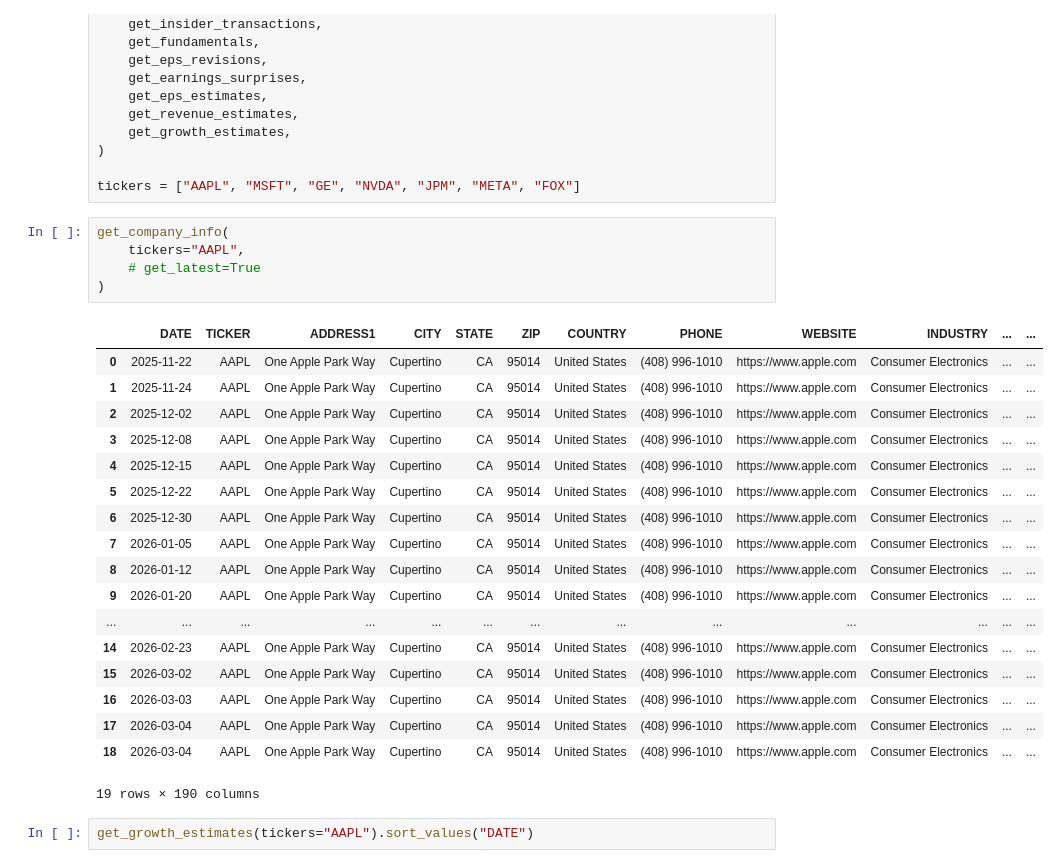
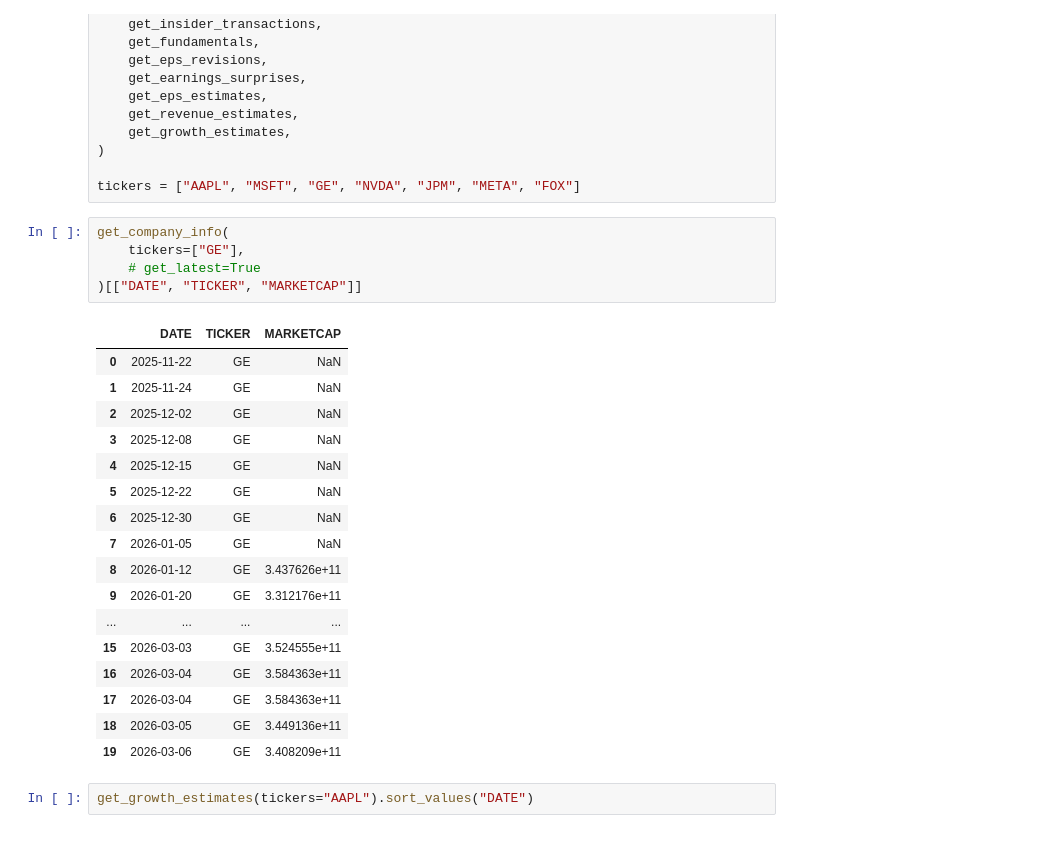
Before and after one commit to Code-And-Capital/finance, a Jupyter notebook: notebooks/pull_data.ipynb, the cells around one changed output. Saved outputs shown, nothing was run; the diff lists cells and outputs as text.

Commit message:
add market weight

```diff
--- a/notebooks/pull_data.ipynb
+++ b/notebooks/pull_data.ipynb
@@ -33,28 +33,27 @@ from handyman import (
 tickers = ["AAPL", "MSFT", "GE", "NVDA", "JPM", "META", "FOX"]
 # %%
 get_company_info(
-    tickers="AAPL",
+    tickers=["GE"],
     # get_latest=True
-)
+)[["DATE", "TICKER", "MARKETCAP"]]
 # %% [output]
-|  | DATE | TICKER | ADDRESS1 | CITY | STATE | ZIP | COUNTRY | PHONE | WEBSITE | INDUSTRY | ... | ... |
-| 0 | 2025-11-22 | AAPL | One Apple Park Way | Cupertino | CA | 95014 | United States | (408) 996-1010 | https://www.apple.com | Consumer Electronics | ... | ... |
-| 1 | 2025-11-24 | AAPL | One Apple Park Way | Cupertino | CA | 95014 | United States | (408) 996-1010 | https://www.apple.com | Consumer Electronics | ... | ... |
-| 2 | 2025-12-02 | AAPL | One Apple Park Way | Cupertino | CA | 95014 | United States | (408) 996-1010 | https://www.apple.com | Consumer Electronics | ... | ... |
-| 3 | 2025-12-08 | AAPL | One Apple Park Way | Cupertino | CA | 95014 | United States | (408) 996-1010 | https://www.apple.com | Consumer Electronics | ... | ... |
-| 4 | 2025-12-15 | AAPL | One Apple Park Way | Cupertino | CA | 95014 | United States | (408) 996-1010 | https://www.apple.com | Consumer Electronics | ... | ... |
-| 5 | 2025-12-22 | AAPL | One Apple Park Way | Cupertino | CA | 95014 | United States | (408) 996-1010 | https://www.apple.com | Consumer Electronics | ... | ... |
-| 6 | 2025-12-30 | AAPL | One Apple Park Way | Cupertino | CA | 95014 | United States | (408) 996-1010 | https://www.apple.com | Consumer Electronics | ... | ... |
-| 7 | 2026-01-05 | AAPL | One Apple Park Way | Cupertino | CA | 95014 | United States | (408) 996-1010 | https://www.apple.com | Consumer Electronics | ... | ... |
-| 8 | 2026-01-12 | AAPL | One Apple Park Way | Cupertino | CA | 95014 | United States | (408) 996-1010 | https://www.apple.com | Consumer Electronics | ... | ... |
-| 9 | 2026-01-20 | AAPL | One Apple Park Way | Cupertino | CA | 95014 | United States | (408) 996-1010 | https://www.apple.com | Consumer Electronics | ... | ... |
-| ... | ... | ... | ... | ... | ... | ... | ... | ... | ... | ... | ... | ... |
-| 14 | 2026-02-23 | AAPL | One Apple Park Way | Cupertino | CA | 95014 | United States | (408) 996-1010 | https://www.apple.com | Consumer Electronics | ... | ... |
-| 15 | 2026-03-02 | AAPL | One Apple Park Way | Cupertino | CA | 95014 | United States | (408) 996-1010 | https://www.apple.com | Consumer Electronics | ... | ... |
-| 16 | 2026-03-03 | AAPL | One Apple Park Way | Cupertino | CA | 95014 | United States | (408) 996-1010 | https://www.apple.com | Consumer Electronics | ... | ... |
-| 17 | 2026-03-04 | AAPL | One Apple Park Way | Cupertino | CA | 95014 | United States | (408) 996-1010 | https://www.apple.com | Consumer Electronics | ... | ... |
-| 18 | 2026-03-04 | AAPL | One Apple Park Way | Cupertino | CA | 95014 | United States | (408) 996-1010 | https://www.apple.com | Consumer Electronics | ... | ... |
+|  | DATE | TICKER | MARKETCAP |
+| 0 | 2025-11-22 | GE | NaN |
+| 1 | 2025-11-24 | GE | NaN |
+| 2 | 2025-12-02 | GE | NaN |
+| 3 | 2025-12-08 | GE | NaN |
+| 4 | 2025-12-15 | GE | NaN |
+| 5 | 2025-12-22 | GE | NaN |
+| 6 | 2025-12-30 | GE | NaN |
+| 7 | 2026-01-05 | GE | NaN |
+| 8 | 2026-01-12 | GE | 3.437626e+11 |
+| 9 | 2026-01-20 | GE | 3.312176e+11 |
+| ... | ... | ... | ... |
+| 15 | 2026-03-03 | GE | 3.524555e+11 |
+| 16 | 2026-03-04 | GE | 3.584363e+11 |
+| 17 | 2026-03-04 | GE | 3.584363e+11 |
+| 18 | 2026-03-05 | GE | 3.449136e+11 |
+| 19 | 2026-03-06 | GE | 3.408209e+11 |
-19 rows × 190 columns
 # %%
 get_growth_estimates(tickers="AAPL").sort_values("DATE")
 # %% [output]
```
Also changed, not shown: 7 other files.
